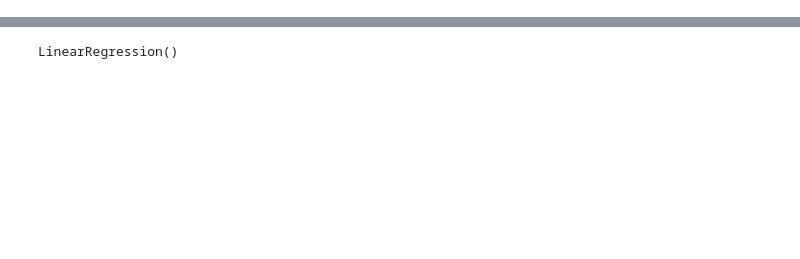
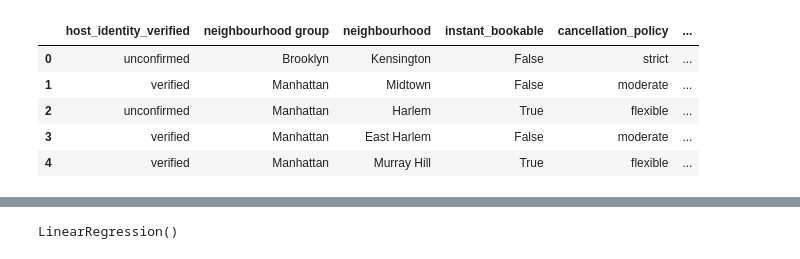
Before and after one commit to gaa5075/team_island_capstone, a Jupyter notebook: BAN-888 Air BnB Listing Price Model.ipynb, the cells around one changed output, grey strips where cells are left out. Cells and saved outputs as stored; diff of their text form; code cells hidden in the pictures; blank space fills up the shorter version.

```diff
--- a/BAN-888 Air BnB Listing Price Model.ipynb
+++ b/BAN-888 Air BnB Listing Price Model.ipynb
@@ -94,0 +164,27 @@ X.head()
+# %%
+#Assign the "price" variable to y. y will represent the dependent variable for which we are solving.
+y = X.price
+
+#Remove columns that will not be used in this analysis. We need to drop "price" and anything having to do with reviews for the main data set.  The weighted regression will require the number of reviews to remain.
+#X = X.drop(columns=['last review', 'reviews per month', 'number of reviews', 'review rate number', 'price'])
+X = X.drop(columns=['last review', 'reviews per month', 'review rate number'])
+# %%
+#Initialize the MinMaxScaler to scale number of reviews for wreighted regression
+scaler = MinMaxScaler()
+
+# Fit the scaler to the data and transform it
+#X_weighted['number of reviews'] = scaler.fit_transform(X_weighted[['number of reviews']])
+X['number of reviews'] = scaler.fit_transform(X[['number of reviews']])
+
+#Drop price column
+X = X.drop(columns=['price'])
+
+#X_weighted.head()
+X.head()
+# %% [output]
+|  | host_identity_verified | neighbourhood group | neighbourhood | instant_bookable | cancellation_policy | ... |
+| 0 | unconfirmed | Brooklyn | Kensington | False | strict | ... |
+| 1 | verified | Manhattan | Midtown | False | moderate | ... |
+| 2 | unconfirmed | Manhattan | Harlem | True | flexible | ... |
+| 3 | verified | Manhattan | East Harlem | False | moderate | ... |
+| 4 | verified | Manhattan | Murray Hill | True | flexible | ... |
```
Also changed, not shown: parts of 25 cells of this notebook.
